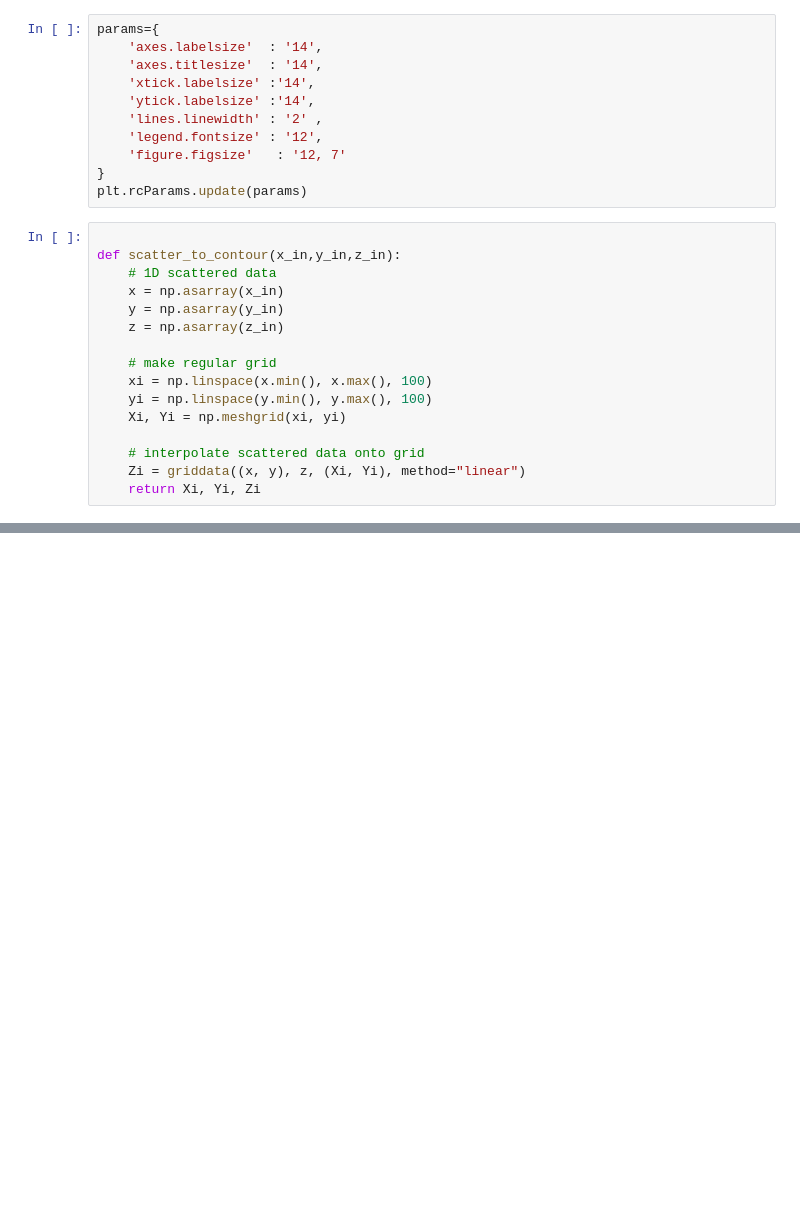
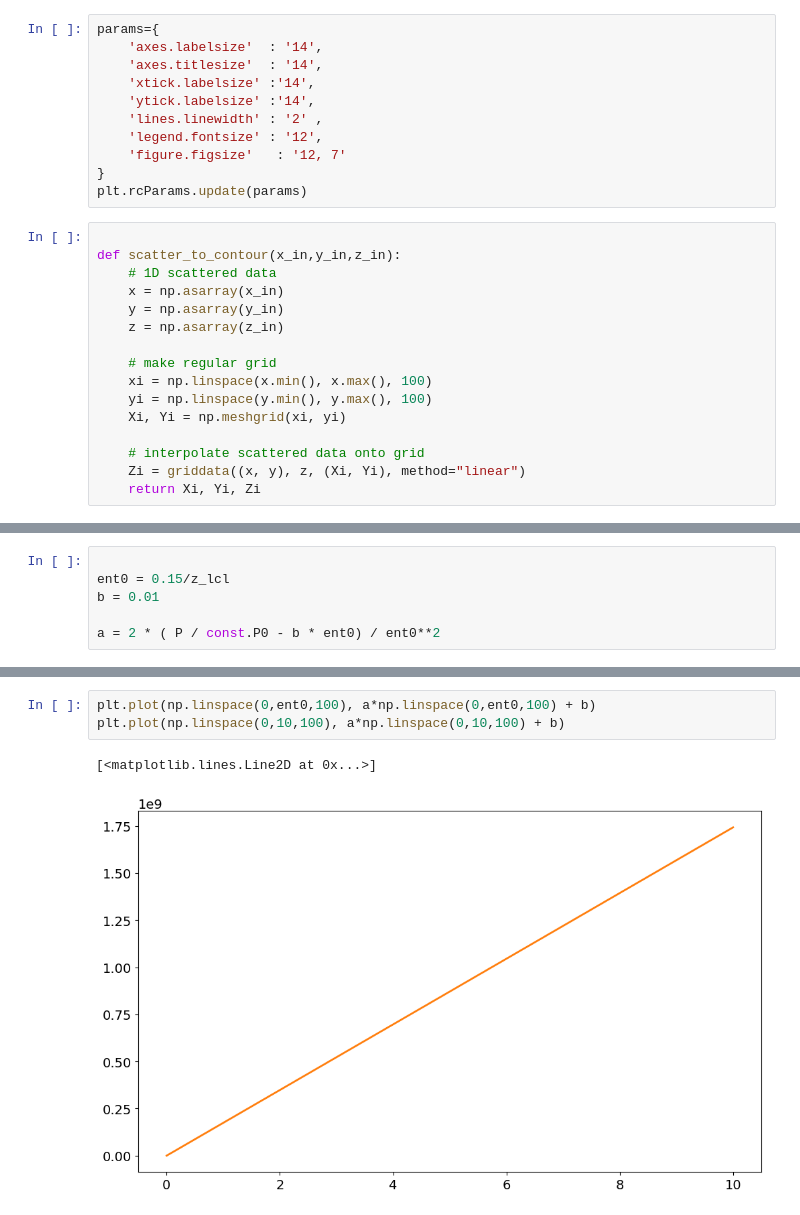
Before and after one commit to dongqi-DQ/plume_models, a Jupyter notebook: distribution_plotting.ipynb, the cells around one changed output, grey strips where cells are left out. Cells and saved outputs as stored; diff of their text form; blank space fills up the shorter version.

```diff
--- a/distribution_plotting.ipynb
+++ b/distribution_plotting.ipynb
@@ -671,0 +693,6 @@ ax1.spines['right'].set_visible(False)
+# %%
+
+ent0 = 0.15/z_lcl
+b = 0.01
+
+a = 2 * ( P / const.P0 - b * ent0) / ent0**2
@@ -671,0 +702,6 @@ ax1.spines['right'].set_visible(False)
+# %%
+plt.plot(np.linspace(0,ent0,100), a*np.linspace(0,ent0,100) + b)
+plt.plot(np.linspace(0,10,100), a*np.linspace(0,10,100) + b)
+# %% [output]
+[<matplotlib.lines.Line2D at 0x...>]
+[figure, added]
```
Also changed, not shown: parts of 16 cells of this notebook, 1 other file.
